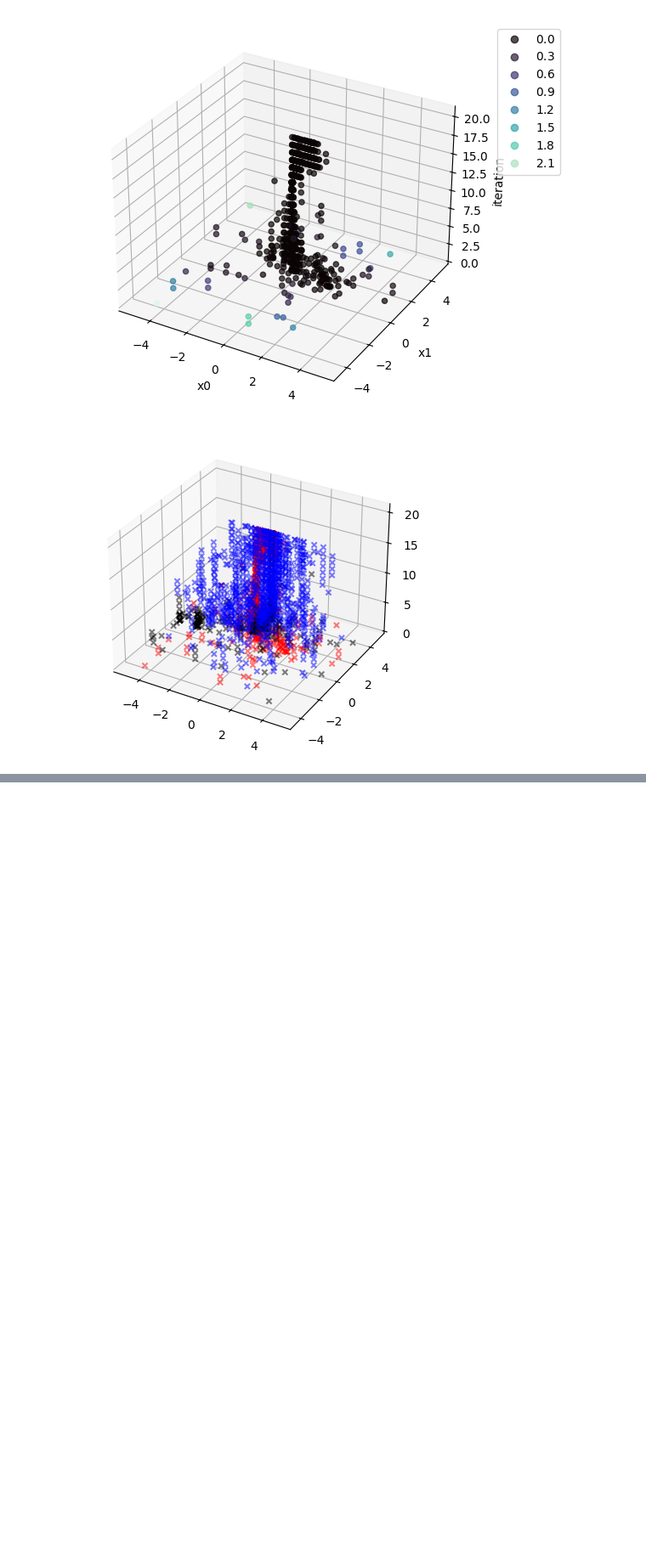
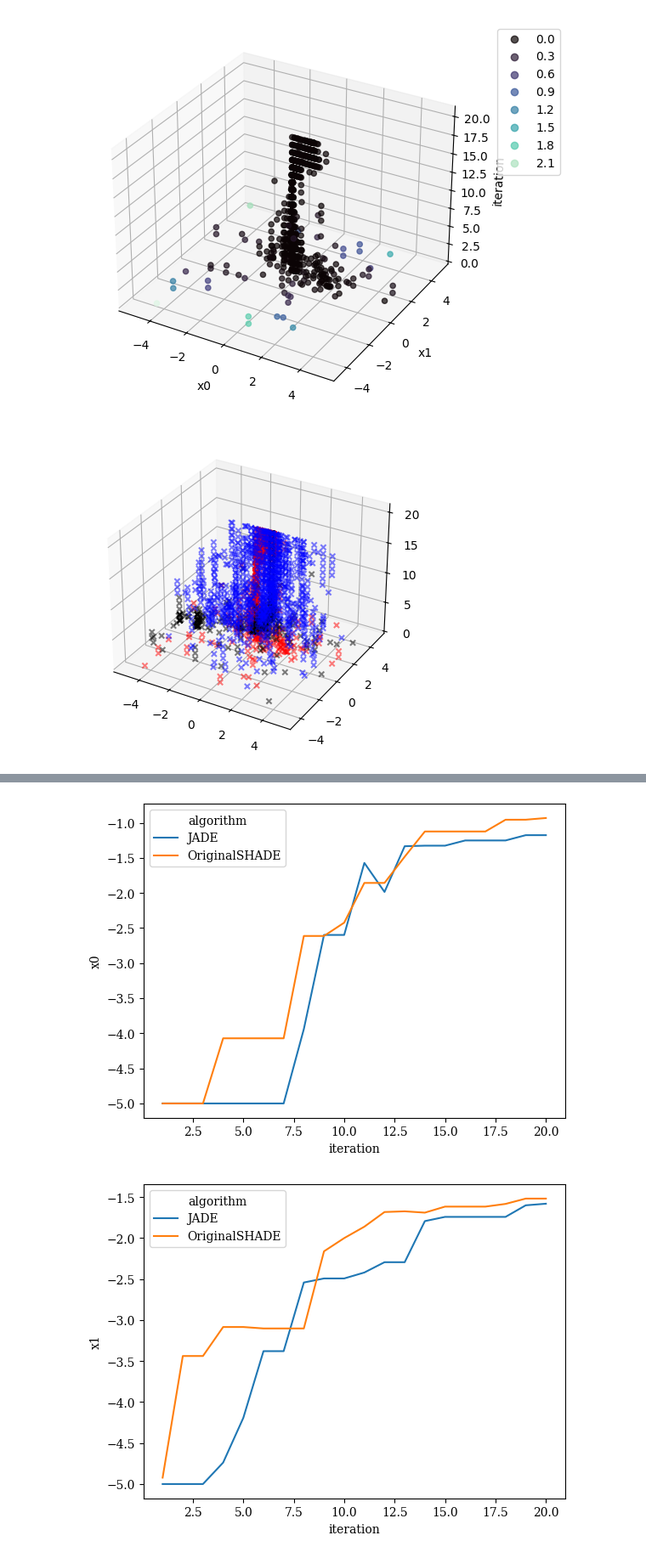
Before and after one commit to 8Timon24/Diploma-Analiza-in-vizualizacija-algoritmov-za-optimizacijo, a Jupyter notebook: 4_example_visualize_trajectories_for_clustering.ipynb, the cells around one changed output, grey strips where cells are left out. Shown at 85% size. Cells and saved outputs as stored; diff of their text form; code cells hidden in the pictures; blank space fills up the shorter version.

```diff
--- a/4_example_visualize_trajectories_for_clustering.ipynb
+++ b/4_example_visualize_trajectories_for_clustering.ipynb
@@ -183,6 +210,9 @@ for i in range(0,19):
 # %%
 for x in [f'x{i}' for i in range(0,dim)] + ['raw_y']:
     plt.figure()
-    tt=d.query('algorithm in ["SHADE","L_SHADE"] and run==0').groupby(['algorithm','iteration'])[x].min().to_frame()
+    tt=d.query('algorithm in ["OriginalSHADE","JADE"] and run==1').groupby(['algorithm','iteration'])[x].min().to_frame()
     sns.lineplot(tt,x='iteration',y=x,hue='algorithm')
     plt.show()
+# %% [output]
+[figure, added]
+[figure, added]
```
Also changed, not shown: parts of 7 cells of this notebook, 4 other files.
